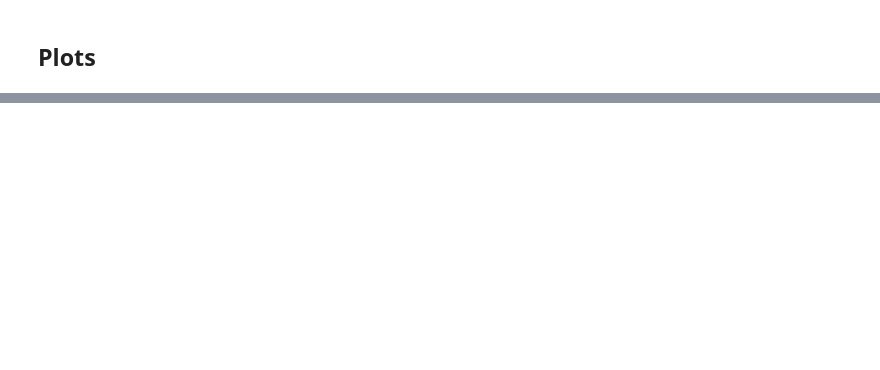
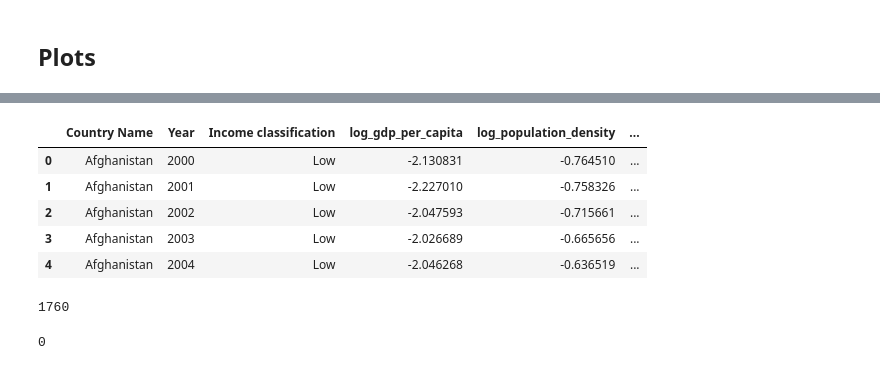
Before and after one commit to s-hreya-riram/sustainable-development-goals-modeling, a Jupyter notebook: jupyter_notebook/exploratory_data_analysis.ipynb, the cells around one changed output, grey strips where cells are left out. Saved outputs shown, nothing was run; the diff lists cells and outputs as text; code cells hidden in the pictures; blank space fills up the shorter version.

```diff
--- a/jupyter_notebook/exploratory_data_analysis.ipynb
+++ b/jupyter_notebook/exploratory_data_analysis.ipynb
@@ -596,0 +600,9 @@ The scatter plot, "Economic Development vs. Child Health" above provides visual
+# %%
+df_final.head()
+# %% [output]
+|  | Country Name | Year | Income classification | log_gdp_per_capita | log_population_density | ... |
+| 0 | Afghanistan | 2000 | Low | -2.130831 | -0.764510 | ... |
+| 1 | Afghanistan | 2001 | Low | -2.227010 | -0.758326 | ... |
+| 2 | Afghanistan | 2002 | Low | -2.047593 | -0.715661 | ... |
+| 3 | Afghanistan | 2003 | Low | -2.026689 | -0.665656 | ... |
+| 4 | Afghanistan | 2004 | Low | -2.046268 | -0.636519 | ... |
@@ -596,0 +611,9 @@ The scatter plot, "Economic Development vs. Child Health" above provides visual
+# %%
+print(len(df_final))
+# %% [output]
+1760
+# %%
+# Find number of rows where any attribute is missing
+print(df_final.isnull().any(axis=1).sum())
+# %% [output]
+0
```
Also changed, not shown: parts of 19 cells of this notebook, 8 other files.
